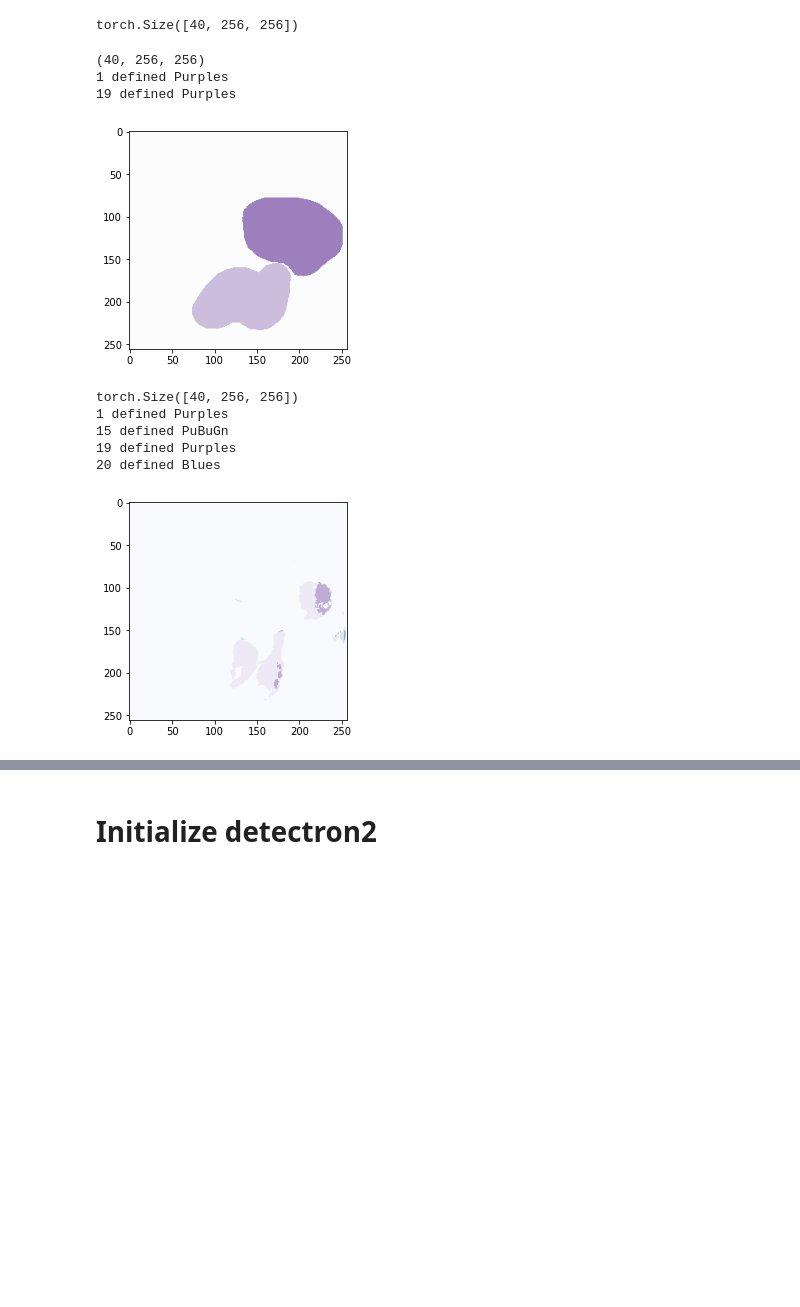
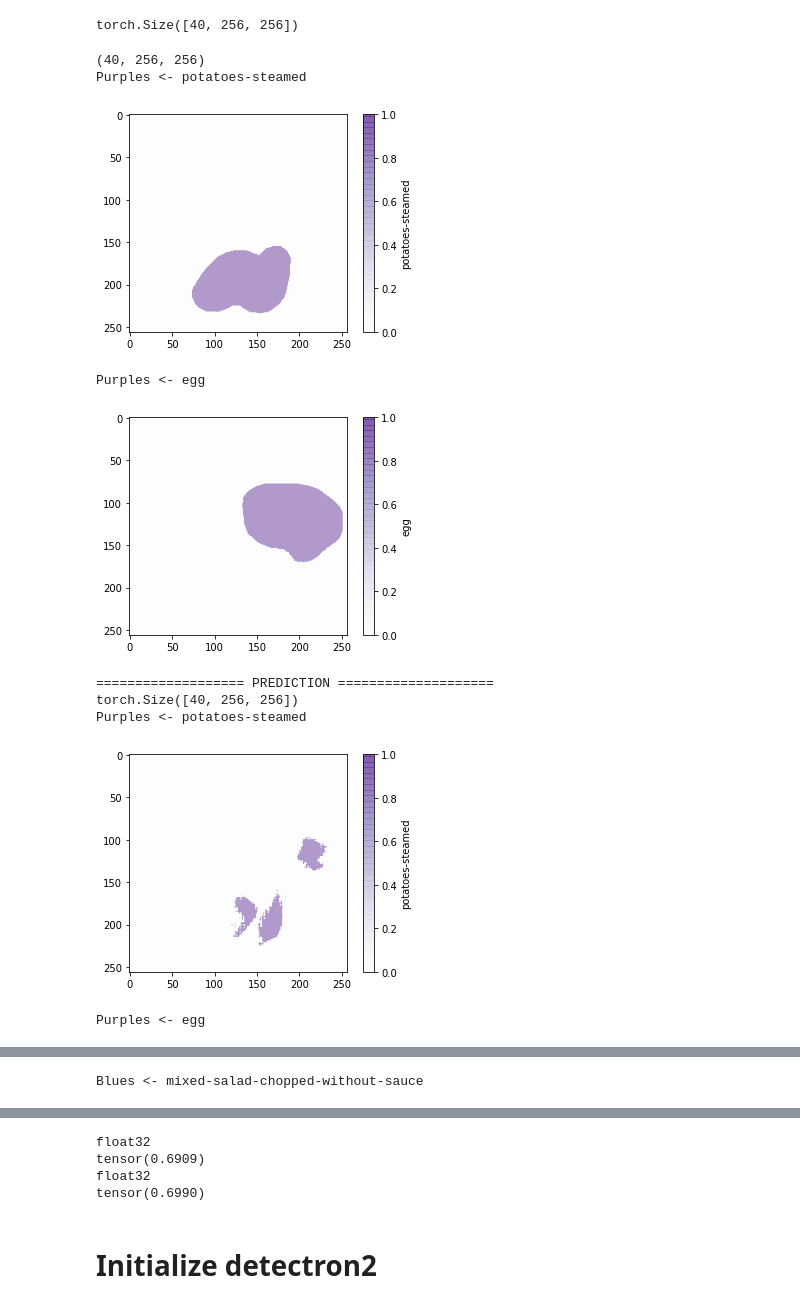
Before and after one commit to GollyTicker/Food-Recognition-Challenge, a Jupyter notebook: Starter_Kit.ipynb, the cells around one changed output, grey strips where cells are left out. Saved outputs shown, nothing was run; the diff lists cells and outputs as text; code cells hidden in the pictures; blank space fills up the shorter version.

```diff
--- a/Starter_Kit.ipynb
+++ b/Starter_Kit.ipynb
@@ -342,7 +342,7 @@ annotations.json  images  segmentations
  'french-beans',
  'bread-whole-wheat']
 # %%
-SEG_DTYPE = np.int8
+SEG_DTYPE = np.float32
 
 fai_multi_cats_from_coco_ids = Pipeline([MultiCategorize(vocab=[catdict["id"] for catdict in category_ids]),
                                          OneHotEncode(c=N_CLASSES),
@@ -608,9 +608,9 @@ def resize_mseg(mseg):
 
 fnames = get_image_files(Paths.CURR_IMAGES_DIR)
 
-# NOTE. Batc size is small due to small initial training dataset
+BATCH_SZ = 2 # NOTE. Batch size is small due to small initial training dataset
 dls = MultiLabelSegmentationDataLoaders.from_label_func(
-  Paths.CURR_DATA_DIR, bs=2, fnames = fnames,
+  Paths.CURR_DATA_DIR, bs=BATCH_SZ, fnames = fnames,
   label_func = lambda o: resize_mseg(load_multi_segmentation(Paths.CURR_MULTI_SEG_DIR/f"{int(o.stem)}.npz")),
   codes = category_ids,
   item_tfms=Resize(*resize_args), # todo. actual resizing needs to happen here
@@ -730,37 +778,55 @@ torch.Size([40, 256, 256])
 # %%
 matplotlib_colormaps = ['Greys', 'Purples', 'Blues', 'Greens', 'Oranges', 'Reds',
                       'YlOrBr', 'YlOrRd', 'OrRd', 'PuRd', 'RdPu', 'BuPu',
                       'GnBu', 'PuBu', 'YlGnBu', 'PuBuGn', 'BuGn', 'YlGn']
 
 class_colormaps = (matplotlib_colormaps * 3)[:N_CLASSES]
 # e.g. class_colormaps[2] = "Blues"
 
-def show_multi_segmentation(seg, alpha = 0.5):
+def show_multi_segmentation(seg, alpha = 0.4):
   seg = np.array(seg)
   assert seg.shape == (N_CLASSES,IM_SZ,IM_SZ)
+
+  colorbar_sources = []
 
   for i in range(N_CLASSES):
     is_defined_for_class = np.any(seg[i] != 0)
     if is_defined_for_class:
-      print(i, "defined", class_colormaps[i])
-      plt.imshow(seg[i], cmap=class_colormaps[i], alpha = alpha)
+      print(class_colormaps[i],"<-",category_names[i])
+      res = plt.imshow(seg[i], cmap=class_colormaps[i], alpha = alpha)
+      cbar = plt.colorbar(res)
+      cbar.ax.set_ylabel(category_names[i])
+      colorbar_sources.append(res)
+
+    if i % len(matplotlib_colormaps) // 3 == 0:
+      for cbar_source in colorbar_sources:
+        pass #plt.colorbar(cbar_source)
+      if len(colorbar_sources) >= 1:
+        plt.show()
+      colorbar_sources = []
+
 
 print(gt.shape)
 show_multi_segmentation(gt)
 plt.show()
 
+print("=================== PREDICTION ====================")
+
 print(full_dec_pred.shape)
-threshold = 0.2
+threshold = 0.01
 show_multi_segmentation(np.array(full_dec_pred >= threshold, dtype=SEG_DTYPE))
 plt.show()
+
+print(loss_func_single(gt, gt))
+print(loss_func_single(gt, full_dec_pred))
 # %% [output]
 (40, 256, 256)
-1 defined Purples
-19 defined Purples
+Purples <- potatoes-steamed
-[figure, old version]
+[figure, new version]
-torch.Size([40, 256, 256])
-1 defined Purples
-15 defined PuBuGn
-19 defined Purples
-20 defined Blues
+Purples <- egg
-[figure, old version]
+[figure, new version]
+=================== PREDICTION ====================
+torch.Size([40, 256, 256])
+Purples <- potatoes-steamed
+[figure, added]
+Purples <- egg
@@ -766,0 +834 @@ torch.Size([40, 256, 256])
+Blues <- mixed-salad-chopped-without-sauce
@@ -767,3 +836,7 @@ torch.Size([40, 256, 256])
+float32
+tensor(0.6909)
+float32
+tensor(0.6990)
 # %% [markdown]
 # Initialize detectron2
 # %%
```
Also changed, not shown: parts of 15 cells of this notebook.
